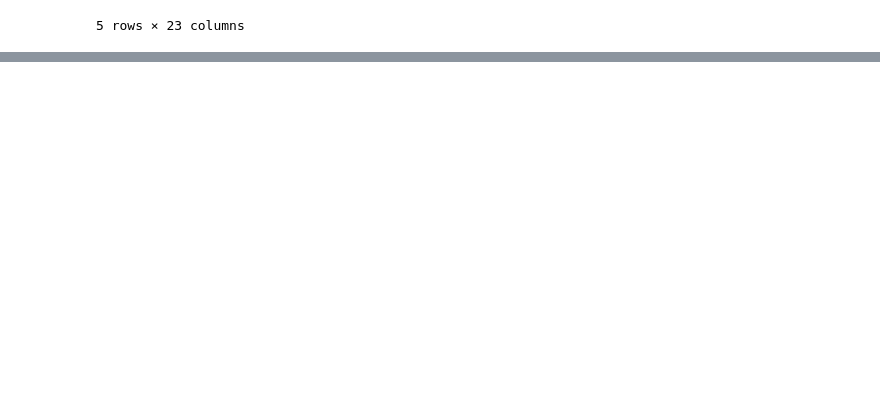
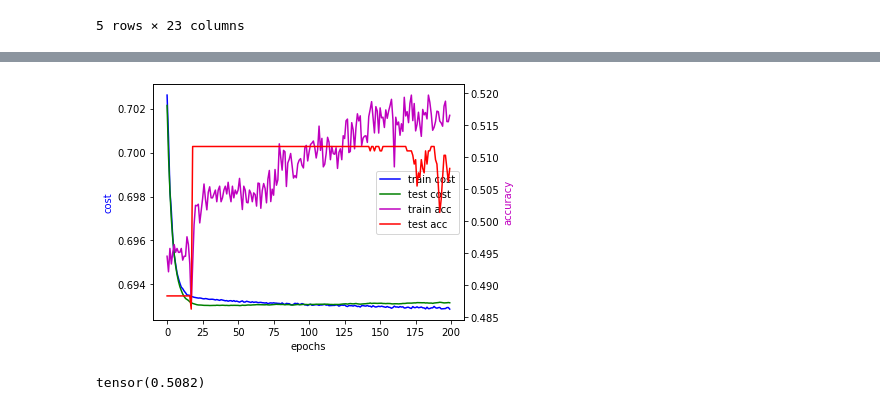
Before and after one commit to lbotti319/currency_nn, a Jupyter notebook: BasicNN.ipynb, the cells around one changed output, grey strips where cells are left out. Drawn from its saved outputs; the diff is of its cells as text; code cells hidden in the pictures; blank space fills up the shorter version.

Commit message:
basic NN notebook and helper modules

```diff
--- a/BasicNN.ipynb
+++ b/BasicNN.ipynb
@@ -116,0 +64,4 @@ work_df.head(n=10)
+# %%
+
+full_df = expand_columns(work_df, ['EURO'], 4)
+full_df.head(n=10)
@@ -116,0 +92,20 @@ work_df.head(n=10)
+# %%
+class BasicData(Dataset):
+    def __init__(self, x, y):
+        super().__init__()
+        self.x = x
+        self.y = y
+
+    def __len__(self):
+        return self.x.shape[0]
+
+    def __getitem__(self, idx):
+        return x[idx], y[idx]
+
+
+N = len(x)
+train_cutoff = int(N*0.8)
+training_data = BasicData(x[:train_cutoff], y[:train_cutoff])
+test_data = BasicData(x[train_cutoff:], y[train_cutoff:])
+train_loader = DataLoader(training_data, batch_size=64, shuffle=True)
+test_loader = DataLoader(test_data, batch_size=64, shuffle=True)
@@ -116,0 +116,26 @@ work_df.head(n=10)
+# %%
+class Net(torch.nn.Module):
+    def __init__(self, inp_d, hid_d, out_d):
+        super(Net, self).__init__()
+        self.fc1 = torch.nn.Linear(inp_d, hid_d)
+        self.fc2 = torch.nn.Linear(hid_d, out_d)
+
+    def forward(self, x):
+        x = self.fc1(x)
+        x = torch.relu(x)
+        x = self.fc2(x)
+        return torch.sigmoid(x)
+
+
+model = Net(5, 3, 2)
+
+train_history, test_history = train_net(
+    model, train_loader, test_data, epochs=200, learning_rate=0.01)
+# %%
+plot_train_test(train_history, test_history)
+# %% [output]
+[figure, added]
+# %%
+pred_accuracy(model(test_data.x), test_data.y)
+# %% [output]
+tensor(0.5082)
```
Also changed, not shown: parts of 20 cells of this notebook, 3 other files.
